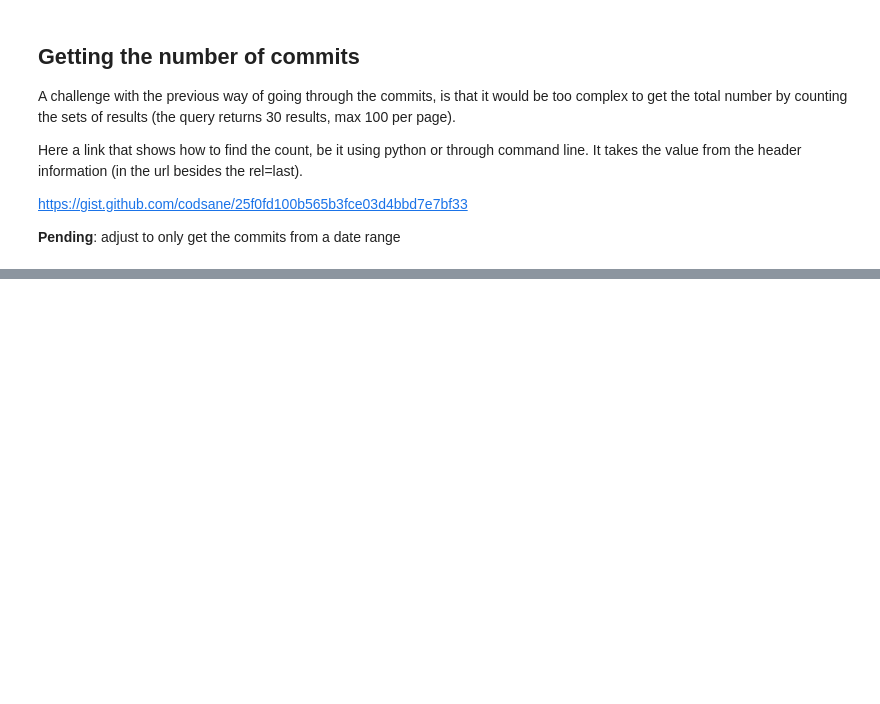
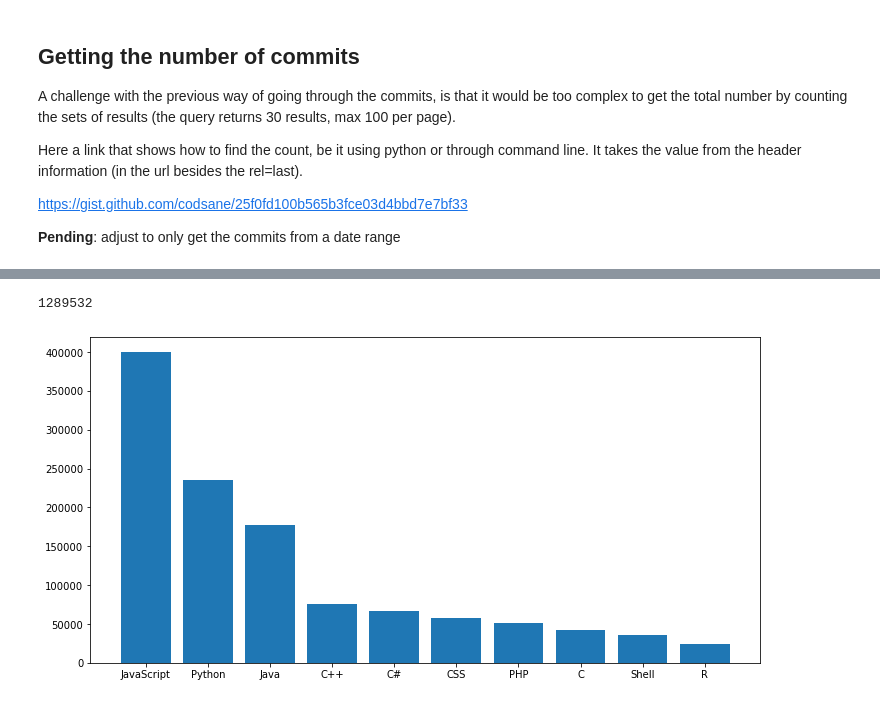
Before and after one commit to nmartinbekier/de2_g12_project, a Jupyter notebook: github_api_searches.ipynb, the cells around one changed output, grey strips where cells are left out. Saved outputs shown, nothing was run; the diff lists cells and outputs as text; code cells hidden in the pictures; blank space fills up the shorter version.

```diff
--- a/github_api_searches.ipynb
+++ b/github_api_searches.ipynb
@@ -194,0 +199,7 @@ re.search('\d+$', requests.get(commit_num_get.format()).links['last']['url']).gr
+# %%
+# Note: took away Arduino.. it was giving almost 2 million.. it didn't make sense
+languages = ['JavaScript','Java','Python','CSS','PHP','Ruby','C++','C',
+                  'Shell','C#','Objective-C','R','VimL','Go','Perl','CoffeeScript',
+                  'TeX','Swift','Scala','Emacs Lisp','Haskell','Lua','Clojure',
+                  'Matlab','Makefile','Groovy','Puppet','Rust','PowerShell']
+languages_dict = dict.fromkeys(languages)
@@ -194,0 +262,17 @@ re.search('\d+$', requests.get(commit_num_get.format()).links['last']['url']).gr
+# %%
+# Sum of repositories of the different languages
+sum(languages_dict.values())
+# %% [output]
+1289532
+# %%
+import matplotlib.pyplot as plt
+import operator
+
+plt.figure(figsize=(12,6))
+top_languages = dict(sorted(languages_dict.items(), key=operator.itemgetter(1), reverse=True)[:10])
+x_axis = list(top_languages.keys())
+y_axis = list(top_languages.values())
+plt.bar(range(len(top_languages)), y_axis, tick_label=x_axis)
+plt.show()
+# %% [output]
+[figure, added]
```
Also changed, not shown: parts of 8 cells of this notebook.
